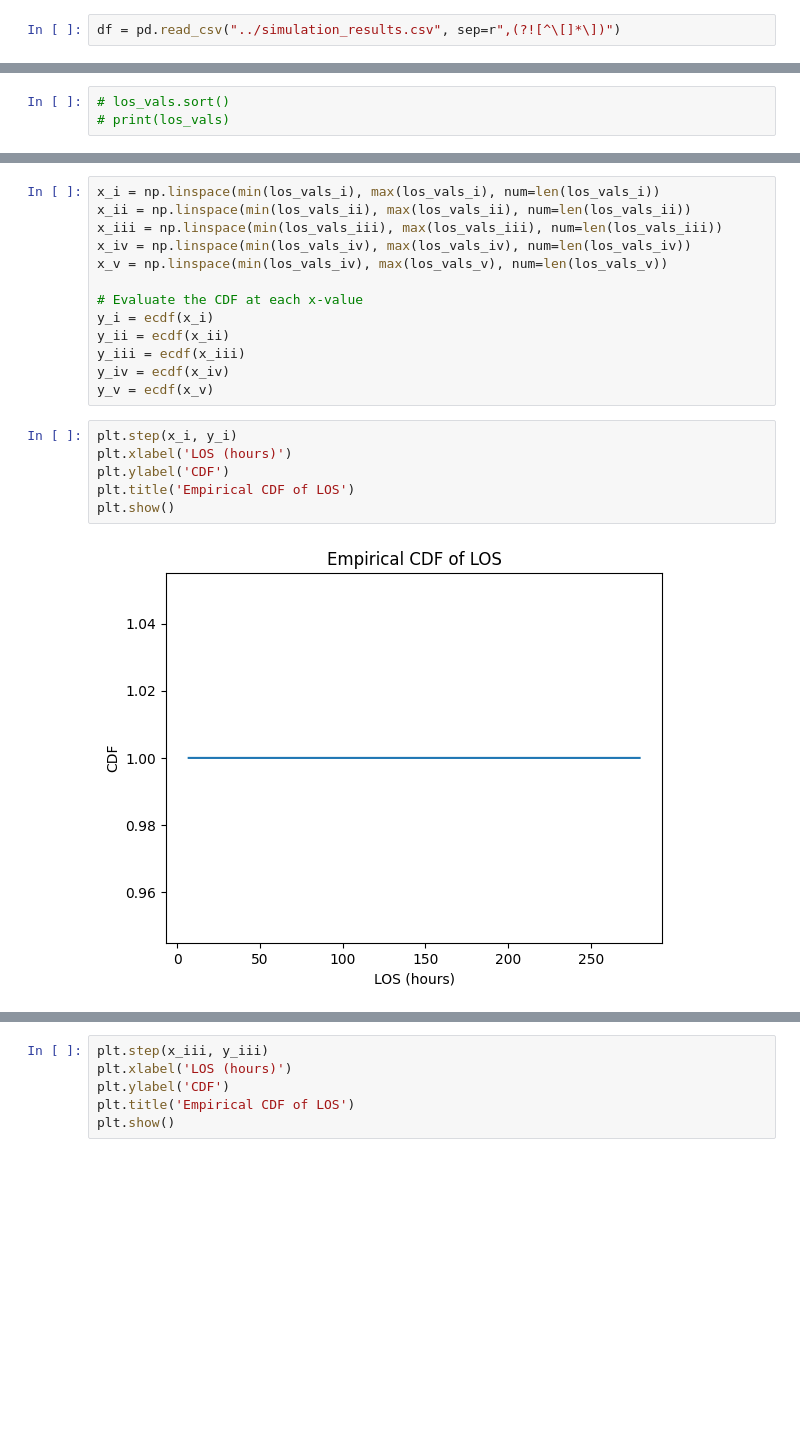
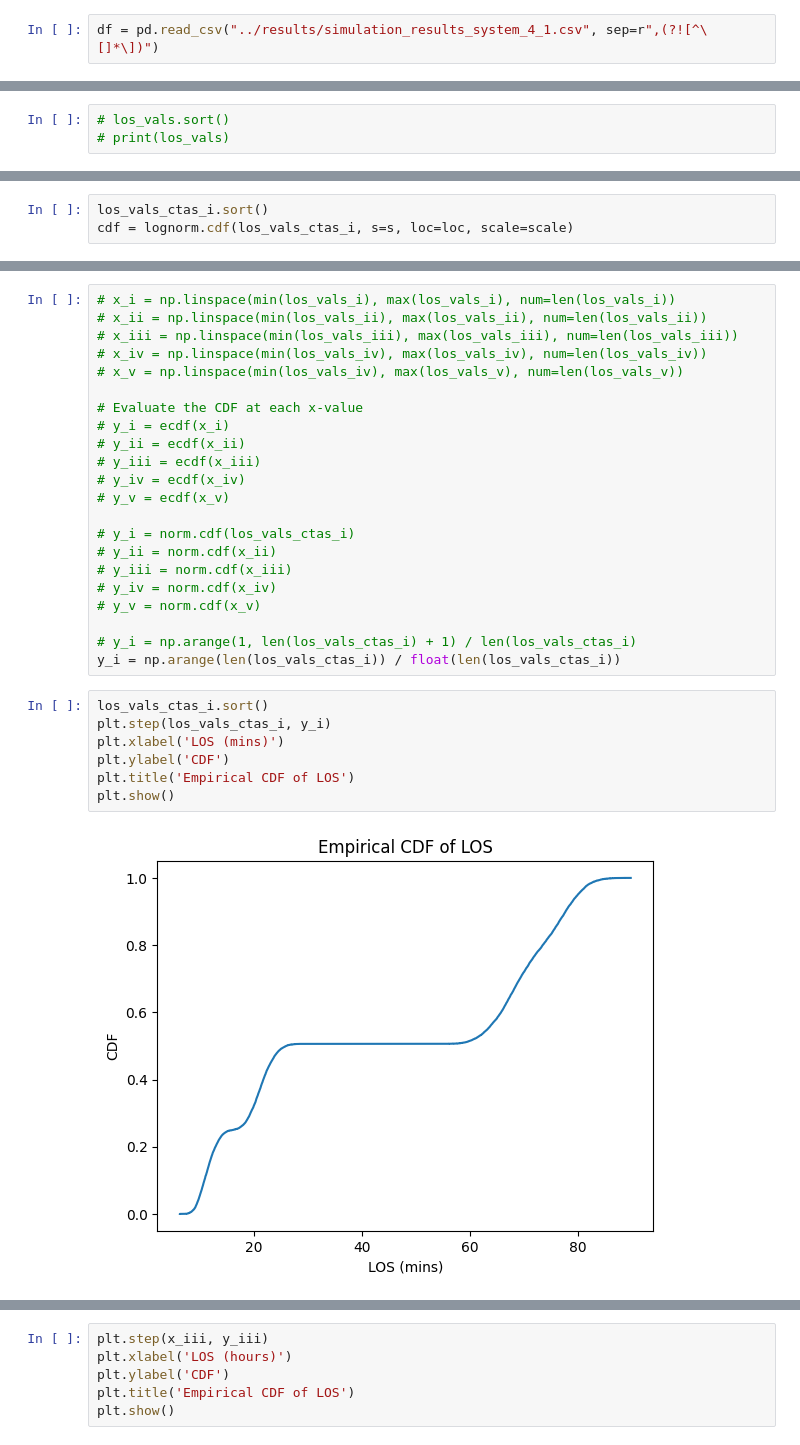
Before and after one commit to SaashaJoshi/ER-FlowSim, a Jupyter notebook: jupyter_notebooks/LOS-is-MultiModal.ipynb, the cells around one changed output, grey strips where cells are left out. Cells and saved outputs as stored; diff of their text form; blank space fills up the shorter version.

```diff
--- a/jupyter_notebooks/LOS-is-MultiModal.ipynb
+++ b/jupyter_notebooks/LOS-is-MultiModal.ipynb
@@ -14,7 +15,7 @@ import ast
 #                          "Medication Waiting Room Length", "Inpatient Waiting Room Length"
 #                         ])
 # %%
-df = pd.read_csv("../simulation_results.csv", sep=r",(?![^\[]*\])")
+df = pd.read_csv("../results/simulation_results_system_4_1.csv", sep=r",(?![^\[]*\])")
 # %%
 # df[1000:1010]
 df[:10]
@@ -159,0 +169,3 @@ ecdf_v = sm.distributions.ECDF(los_vals_v)
+# %%
+los_vals_ctas_i.sort()
+cdf = lognorm.cdf(los_vals_ctas_i, s=s, loc=loc, scale=scale)
@@ -160,24 +177,34 @@ ecdf_v = sm.distributions.ECDF(los_vals_v)
 # %%
-x_i = np.linspace(min(los_vals_i), max(los_vals_i), num=len(los_vals_i))
-x_ii = np.linspace(min(los_vals_ii), max(los_vals_ii), num=len(los_vals_ii))
-x_iii = np.linspace(min(los_vals_iii), max(los_vals_iii), num=len(los_vals_iii))
-x_iv = np.linspace(min(los_vals_iv), max(los_vals_iv), num=len(los_vals_iv))
-x_v = np.linspace(min(los_vals_iv), max(los_vals_v), num=len(los_vals_v))
+# x_i = np.linspace(min(los_vals_i), max(los_vals_i), num=len(los_vals_i))
+# x_ii = np.linspace(min(los_vals_ii), max(los_vals_ii), num=len(los_vals_ii))
+# x_iii = np.linspace(min(los_vals_iii), max(los_vals_iii), num=len(los_vals_iii))
+# x_iv = np.linspace(min(los_vals_iv), max(los_vals_iv), num=len(los_vals_iv))
+# x_v = np.linspace(min(los_vals_iv), max(los_vals_v), num=len(los_vals_v))
 
 # Evaluate the CDF at each x-value
-y_i = ecdf(x_i)
-y_ii = ecdf(x_ii)
-y_iii = ecdf(x_iii)
-y_iv = ecdf(x_iv)
-y_v = ecdf(x_v)
+# y_i = ecdf(x_i)
+# y_ii = ecdf(x_ii)
+# y_iii = ecdf(x_iii)
+# y_iv = ecdf(x_iv)
+# y_v = ecdf(x_v)
+
+# y_i = norm.cdf(los_vals_ctas_i)
+# y_ii = norm.cdf(x_ii)
+# y_iii = norm.cdf(x_iii)
+# y_iv = norm.cdf(x_iv)
+# y_v = norm.cdf(x_v)
+
+# y_i = np.arange(1, len(los_vals_ctas_i) + 1) / len(los_vals_ctas_i)
+y_i = np.arange(len(los_vals_ctas_i)) / float(len(los_vals_ctas_i))
 # %%
-plt.step(x_i, y_i)
-plt.xlabel('LOS (hours)')
+los_vals_ctas_i.sort()
+plt.step(los_vals_ctas_i, y_i)
+plt.xlabel('LOS (mins)')
 plt.ylabel('CDF')
 plt.title('Empirical CDF of LOS')
 plt.show()
 # %% [output]
-[figure, old version]
+[figure, new version]
 # %%
 plt.step(x_ii, y_ii)
 plt.xlabel('LOS (hours)')
```
Also changed, not shown: parts of 17 cells of this notebook, 7 other files.
